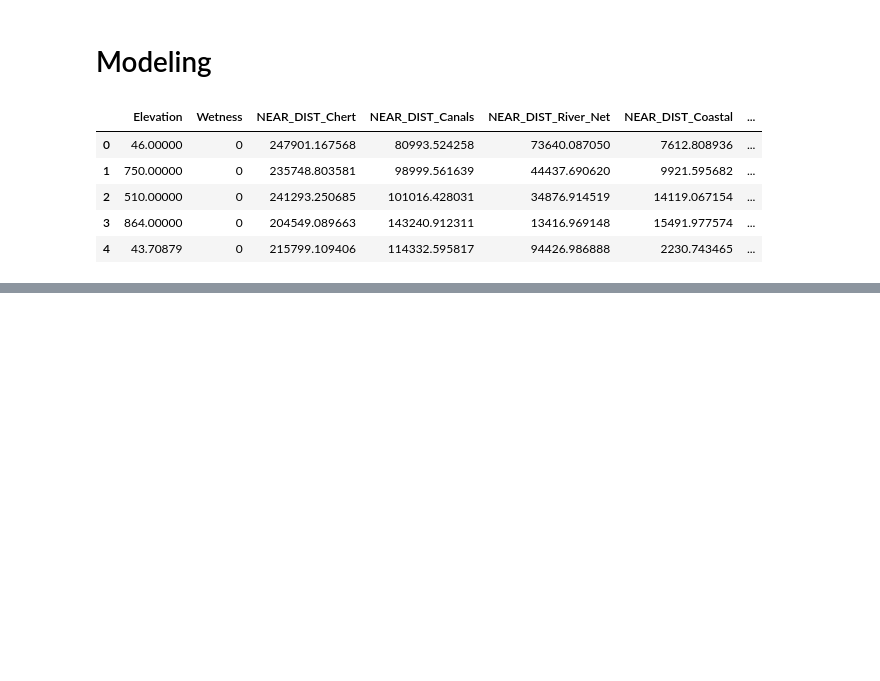
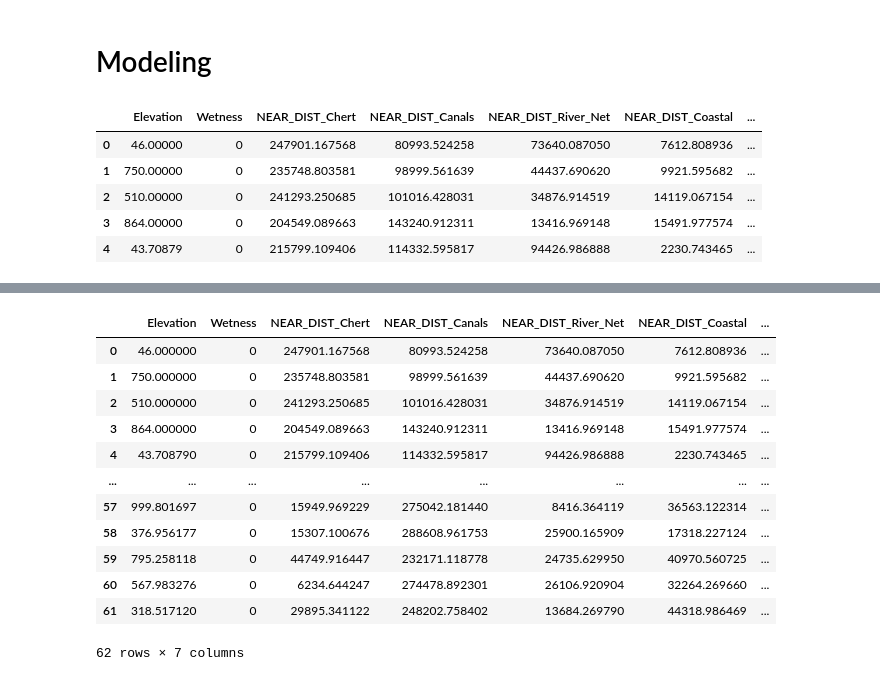
Before and after one commit to BU-Spark/ds-ciss-predicting-dig-sites, a Jupyter notebook: analysis/model.ipynb, the cells around one changed output, grey strips where cells are left out. Drawn from its saved outputs; the diff is of its cells as text; code cells hidden in the pictures; blank space fills up the shorter version.

```diff
--- a/analysis/model.ipynb
+++ b/analysis/model.ipynb
@@ -122,7 +122,7 @@ known_sites_cleaned.Elevation.fillna(0, inplace=True)
 
 known_sites_cleaned.drop(columns='RASTERVALU', inplace=True)
 
-known_sites_cleaned['Is_Site'] = 0
+known_sites_cleaned['Is_Site'] = 1
 
 known_sites_cleaned
 # %% [output]
@@ -184,0 +235,17 @@ y_test = test_known['Is_Site']
+# %%
+known_rng = pd.concat([known, rng_sites], ignore_index=True)
+known_rng
+# %% [output]
+|  | Elevation | Wetness | NEAR_DIST_Chert | NEAR_DIST_Canals | NEAR_DIST_River_Net | NEAR_DIST_Coastal | ... |
+| 0 | 46.000000 | 0 | 247901.167568 | 80993.524258 | 73640.087050 | 7612.808936 | ... |
+| 1 | 750.000000 | 0 | 235748.803581 | 98999.561639 | 44437.690620 | 9921.595682 | ... |
+| 2 | 510.000000 | 0 | 241293.250685 | 101016.428031 | 34876.914519 | 14119.067154 | ... |
+| 3 | 864.000000 | 0 | 204549.089663 | 143240.912311 | 13416.969148 | 15491.977574 | ... |
+| 4 | 43.708790 | 0 | 215799.109406 | 114332.595817 | 94426.986888 | 2230.743465 | ... |
+| ... | ... | ... | ... | ... | ... | ... | ... |
+| 57 | 999.801697 | 0 | 15949.969229 | 275042.181440 | 8416.364119 | 36563.122314 | ... |
+| 58 | 376.956177 | 0 | 15307.100676 | 288608.961753 | 25900.165909 | 17318.227124 | ... |
+| 59 | 795.258118 | 0 | 44749.916447 | 232171.118778 | 24735.629950 | 40970.560725 | ... |
+| 60 | 567.983276 | 0 | 6234.644247 | 274478.892301 | 26106.920904 | 32264.269660 | ... |
+| 61 | 318.517120 | 0 | 29895.341122 | 248202.758402 | 13684.269790 | 44318.986469 | ... |
+62 rows × 7 columns
```
Also changed, not shown: parts of 10 cells of this notebook, 3 other files.
